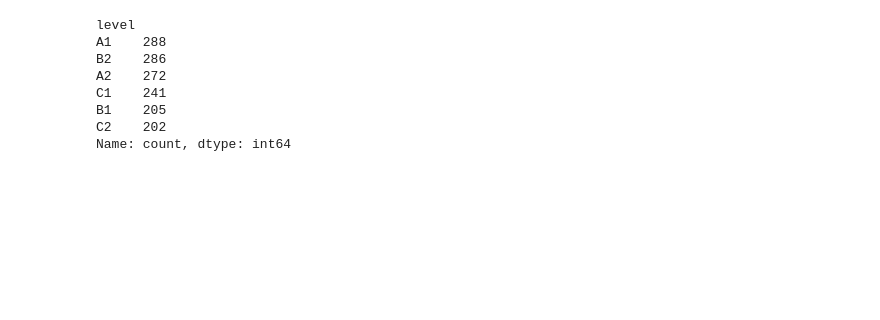
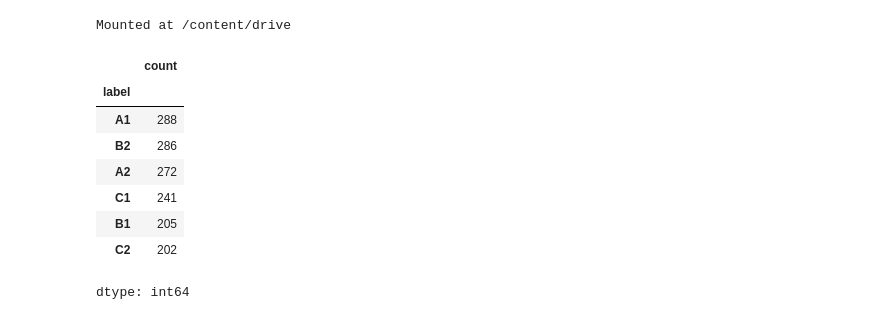
Before and after one commit to Alexiiuus/Adaptacion-de-Textos-para-el-Aprendizaje-de-Lenguas-Castellanas, a Jupyter notebook: 0. Dataset/Cut and Clean.ipynb, the cells around one changed output. Drawn from its saved outputs; the diff is of its cells as text; code cells hidden in the pictures; blank space fills up the shorter version.

```diff
--- a/0. Dataset/Cut and Clean.ipynb
+++ b/0. Dataset/Cut and Clean.ipynb
@@ -24,0 +1,5 @@ num_labels = 6  # A1 A2 B1 B2 C1 C2
+# %%
+from google.colab import drive
+drive.mount('/content/drive')
+# %% [output]
+Mounted at /content/drive
@@ -33,12 +13,13 @@ df['text_cleaned'] = df["text"]
 # %%
 # Cantidad de cada nivel:
-df.level.value_counts(dropna=False)
+df.label.value_counts(dropna=False)
 # %% [output]
+|  | count |
+| label |  |
+| A1 | 288 |
+| B2 | 286 |
+| A2 | 272 |
+| C1 | 241 |
+| B1 | 205 |
+| C2 | 202 |
-level
-A1    288
-B2    286
-A2    272
-C1    241
-B1    205
-C2    202
-Name: count, dtype: int64
+dtype: int64
```
Also changed, not shown: parts of 19 cells of this notebook, 4 other files.
